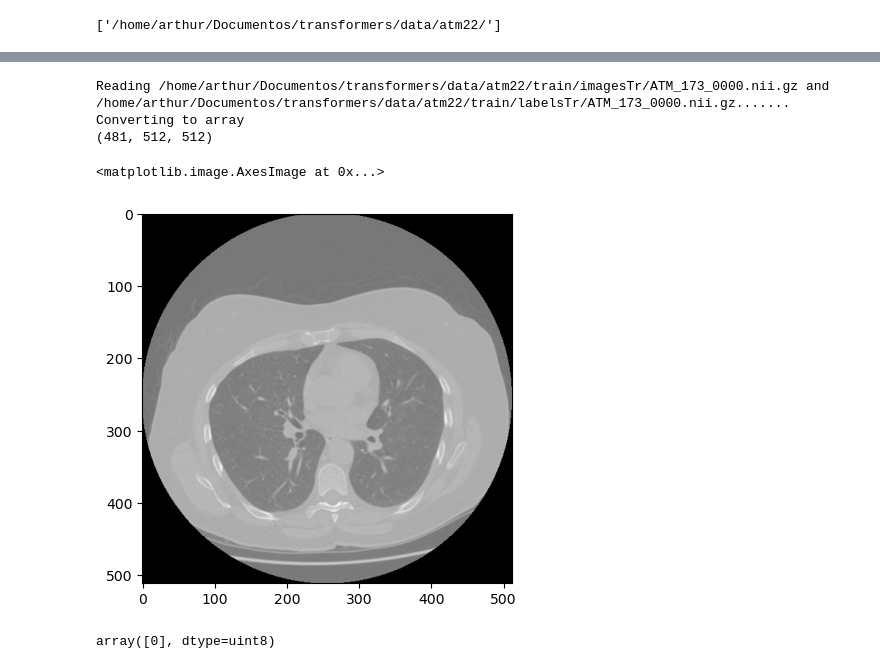
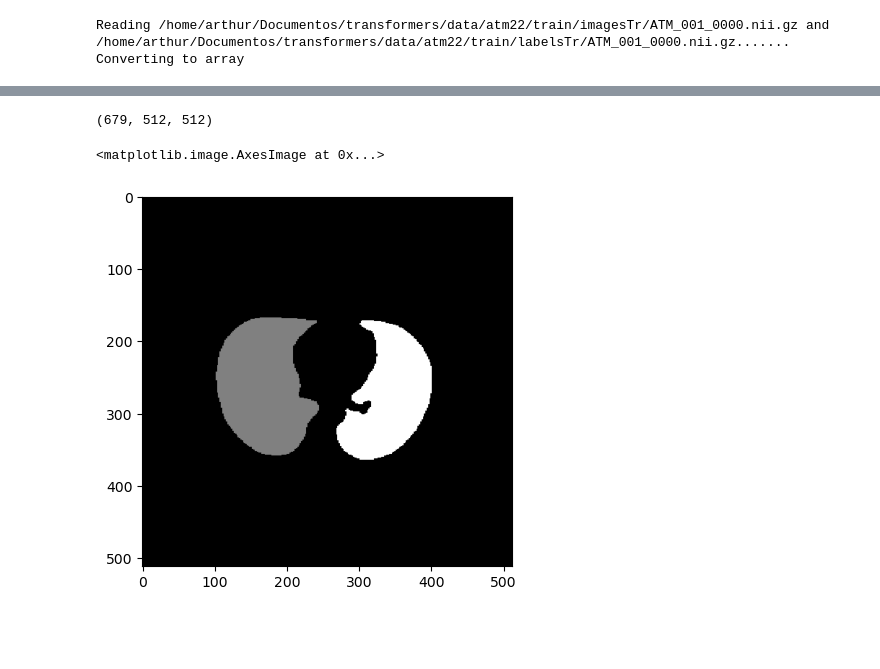
Before and after one commit to julia-cdp/dgm-2024.2, a Jupyter notebook: projetos/PulmoNet/data_classes.ipynb, the cells around one changed output, grey strips where cells are left out. Saved outputs shown, nothing was run; the diff lists cells and outputs as text; code cells hidden in the pictures; blank space fills up the shorter version.

```diff
--- a/projetos/PulmoNet/data_classes.ipynb
+++ b/projetos/PulmoNet/data_classes.ipynb
@@ -38,4 +26,0 @@ def save_lung_segmentations(output_path, segmentor):
-# %%
-glob(RAW_DATA_FOLDER)
-# %% [output]
-['/home/arthur/Documentos/transformers/data/atm22/']
@@ -71,10 +64,12 @@ class rawCTData(Dataset):
         print("Converting to array")
         ct = sitk.GetArrayFromImage(image)
         ct_label = sitk.GetArrayFromImage(label)
+        ct_lung = inferer.apply(ct)
+        ct_lung[ct_lung>1] = 1
 
         # Se uma função de transformada foi passada para o dataset, aplicá-la
         if self.transform is not None:
             ct = self.transform(ct)
         print(ct.shape)
         # Retornar a imagem e metadados
-        return ct, ct_label
+        return ct, ct_label, ct_lung
@@ -91,0 +76,11 @@ test = return_volume_segmentation(sample_img, inferer)
+# %%
+def test_lung_segmentator(data):
+    for volume, _, lung in data:
+        return lung
+
+test_data = rawCTData('train') #, transform=MinMaxNormalize())
+sample = test_lung_segmentator(test_data)
+plt.imshow(sample[len(sample)//2], cmap = 'gray')
+# %% [output]
+Reading /home/arthur/Documentos/transformers/data/atm22/train/imagesTr/ATM_001_0000.nii.gz and /home/arthur/Documentos/transformers/data/atm22/train/labelsTr/ATM_001_0000.nii.gz.......
+Converting to array
@@ -92,3 +88,6 @@ test = return_volume_segmentation(sample_img, inferer)
+(679, 512, 512)
+<matplotlib.image.AxesImage at 0x...>
+[figure, added]
 # %%
 class MinMaxNormalize():
     '''
@@ -96,17 +95,3 @@ class MinMaxNormalize():
     '''
     def __call__(self, x: np.ndarray) -> np.ndarray:
         return (x - x.min()) / (x.max() - x.min())
-# %%
-test_data = rawCTData('train', transform=MinMaxNormalize())
-sample_img, sample_msk = test_data[len(test_data)//2]
-plt.imshow(sample_img[len(sample_img)//2], cmap='gray')
-# %% [output]
-Reading /home/arthur/Documentos/transformers/data/atm22/train/imagesTr/ATM_173_0000.nii.gz and /home/arthur/Documentos/transformers/data/atm22/train/labelsTr/ATM_173_0000.nii.gz.......
-Converting to array
-(481, 512, 512)
-<matplotlib.image.AxesImage at 0x...>
-[figure, removed]
-# %%
-np.unique(sample_lung)
-# %% [output]
-array([0], dtype=uint8)
```
Also changed, not shown: parts of 28 cells of this notebook.
